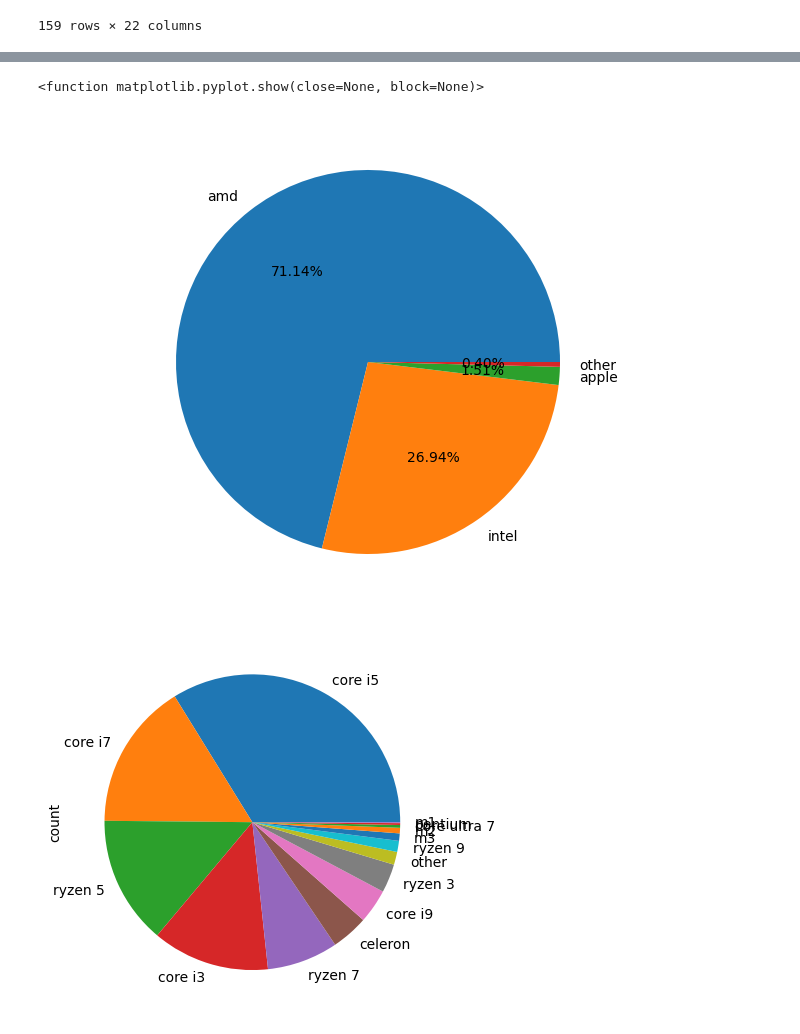
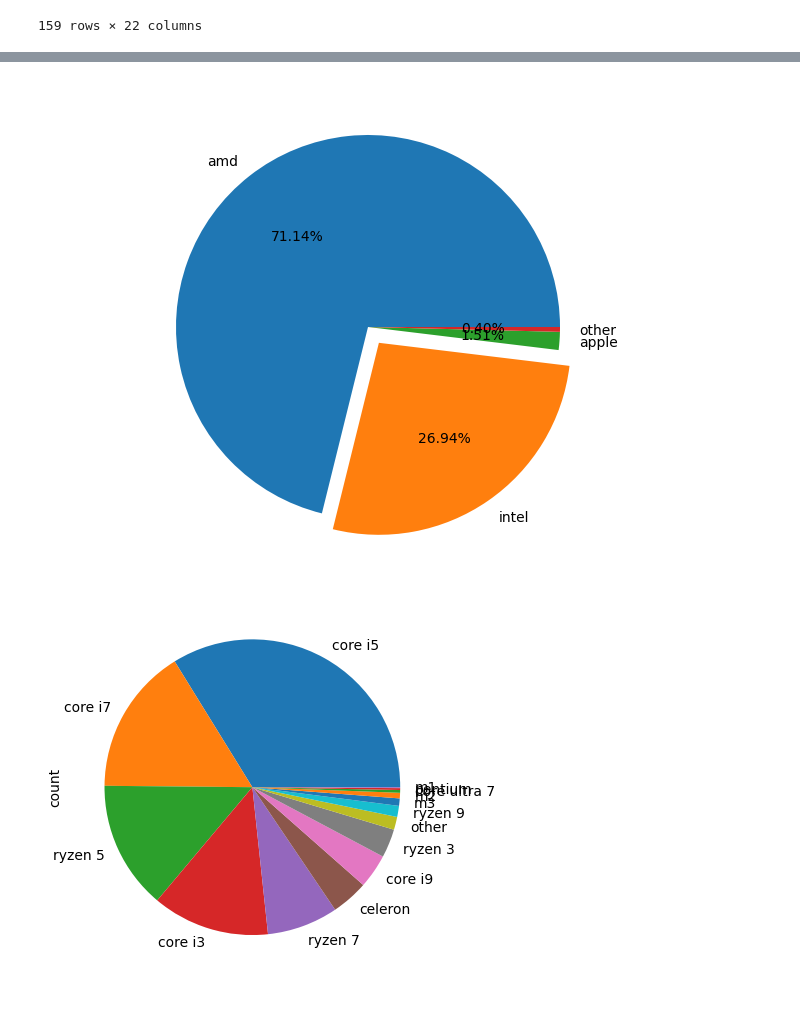
Before and after one commit to restudev/Machine-Learning, a Jupyter notebook: praktikum_minggu_ke2/telaah dan visualisasi data laptop.ipynb, the cells around one changed output, grey strips where cells are left out. Saved outputs shown, nothing was run; the diff lists cells and outputs as text; code cells hidden in the pictures.

```diff
--- a/praktikum_minggu_ke2/telaah dan visualisasi data laptop.ipynb
+++ b/praktikum_minggu_ke2/telaah dan visualisasi data laptop.ipynb
@@ -385,14 +402,22 @@ plt.show()
 # %%
-fig = plt.figure()
-ax = fig.add_axes([0,0,1,1])
-ax.axis('equal')
+# Data
 ability = ['amd', 'intel', 'apple', 'other']
 score = [705, 267, 15, 4]
-ax.pie(score, labels = ability,autopct='%1.2f%%')
-plt.show
+
+# Plot pie chart
+fig = plt.figure()
+ax = fig.add_axes([0, 0, 1, 1])
+ax.axis('equal')
+
+# Tentukan highlight
+explode = (0, 0.1, 0, 0)  # highlight hanya pada bagian 'apple'
+
+# Plot pie chart dengan ledakan
+ax.pie(score, labels=ability, autopct='%1.2f%%', explode=explode)
+
+plt.show()
 # %% [output]
-<function matplotlib.pyplot.show(close=None, block=None)>
-[figure, old version]
+[figure, new version]
 # %%
 df['processor_tier'].value_counts().plot(kind='pie')
 plt.show()
```
Also changed, not shown: parts of 1 cell of this notebook.
